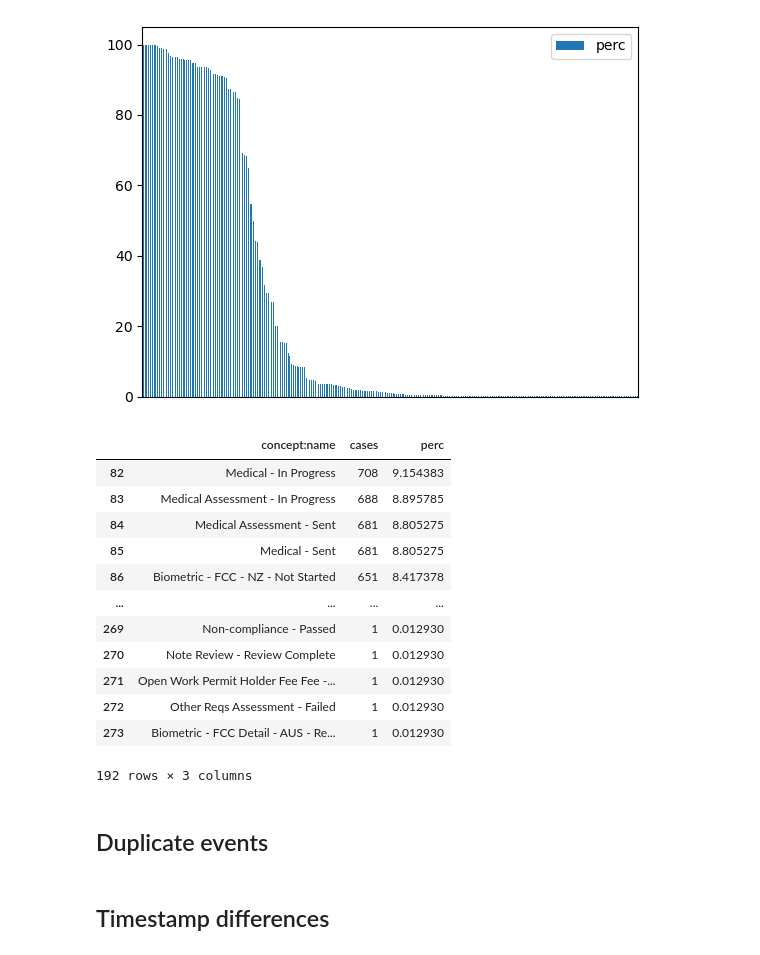
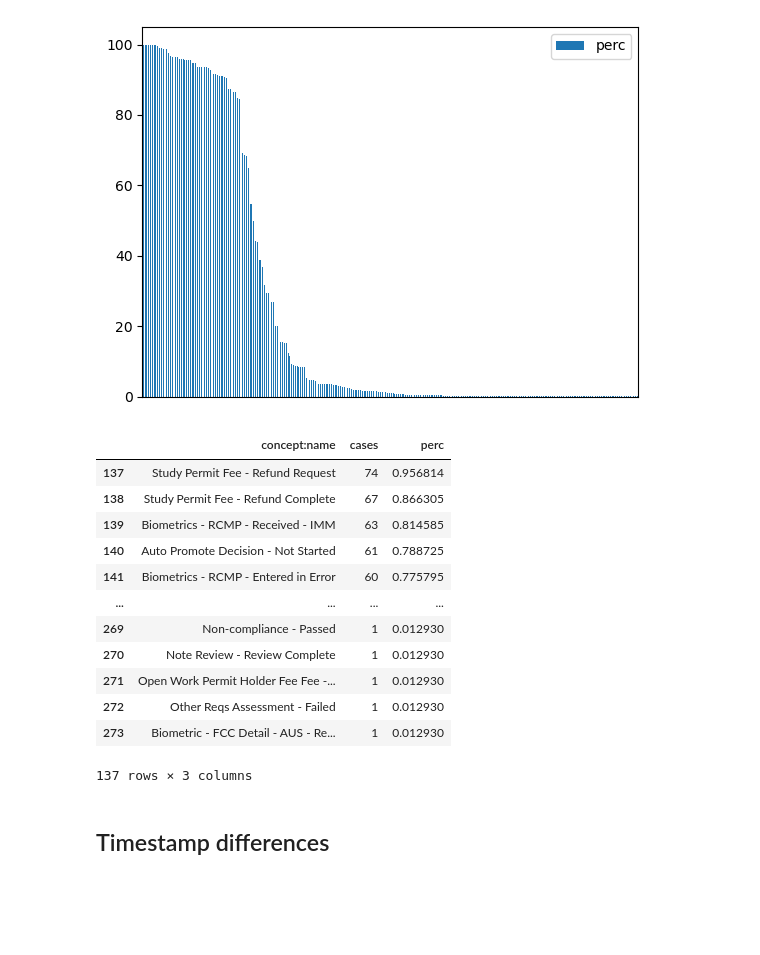
Before and after one commit to ProcessMining-uOttawa/ircc, a Jupyter notebook: ircc-lifecycles-new.ipynb, the cells around one changed output. Cells and saved outputs as stored; diff of their text form; code cells hidden in the pictures; blank space fills up the shorter version.

```diff
--- a/ircc-lifecycles-new.ipynb
+++ b/ircc-lifecycles-new.ipynb
@@ -116,19 +170,19 @@ activ_cases_counts = count_cases_per_event('concept:name', 'case:concept:name',
 # %% [output]
 [figure]
 # %%
-activ_cases_counts[activ_cases_counts['perc']<10]
+activ_cases_counts[activ_cases_counts['perc']<1]
 # %% [output]
 |  | concept:name | cases | perc |
-| 82 | Medical - In Progress | 708 | 9.154383 |
-| 83 | Medical Assessment - In Progress | 688 | 8.895785 |
-| 84 | Medical Assessment - Sent | 681 | 8.805275 |
-| 85 | Medical - Sent | 681 | 8.805275 |
-| 86 | Biometric - FCC - NZ - Not Started | 651 | 8.417378 |
+| 137 | Study Permit Fee - Refund Request | 74 | 0.956814 |
+| 138 | Study Permit Fee - Refund Complete | 67 | 0.866305 |
+| 139 | Biometrics - RCMP - Received - IMM | 63 | 0.814585 |
+| 140 | Auto Promote Decision - Not Started | 61 | 0.788725 |
+| 141 | Biometrics - RCMP - Entered in Error | 60 | 0.775795 |
 | ... | ... | ... | ... |
 | 269 | Non-compliance - Passed | 1 | 0.012930 |
 | 270 | Note Review - Review Complete | 1 | 0.012930 |
 | 271 | Open Work Permit Holder Fee Fee -... | 1 | 0.012930 |
 | 272 | Other Reqs Assessment - Failed | 1 | 0.012930 |
 | 273 | Biometric - FCC Detail - AUS - Re... | 1 | 0.012930 |
-192 rows × 3 columns
+137 rows × 3 columns
 # %%
@@ -140,5 +194,3 @@ log_filter.to_csv("data/combined_event_log-filter_evt10p.csv")
-# %% [markdown]
-## Duplicate events
 # %% [markdown]
 ## Timestamp differences
 # %%
```
Also changed, not shown: parts of 68 cells of this notebook, 9 other files.
